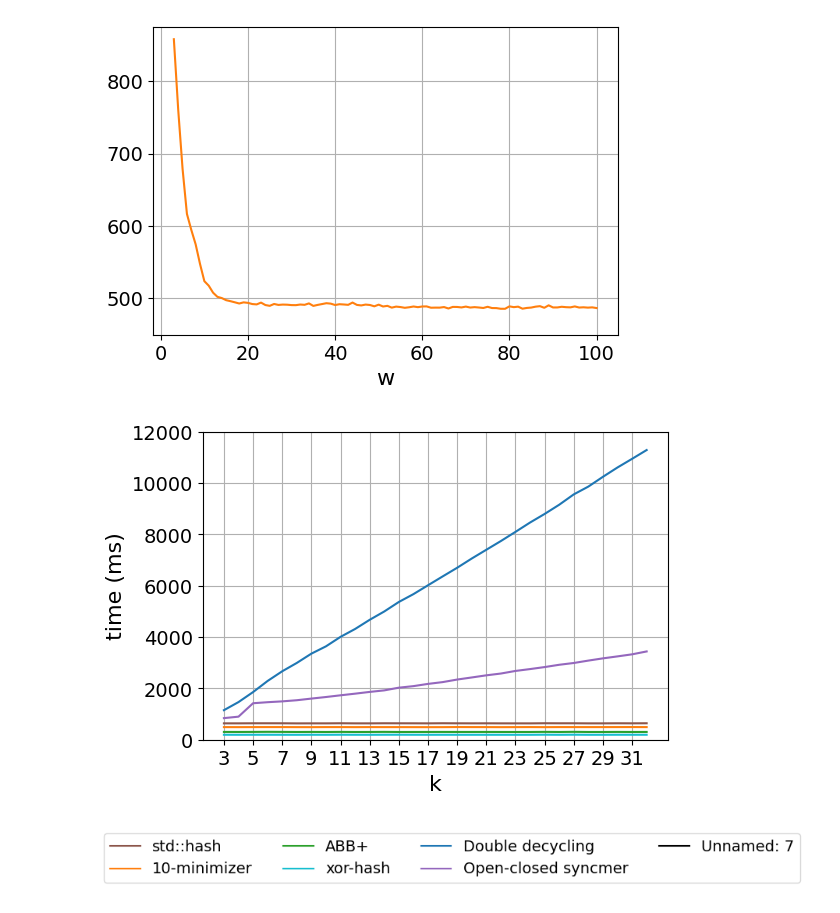
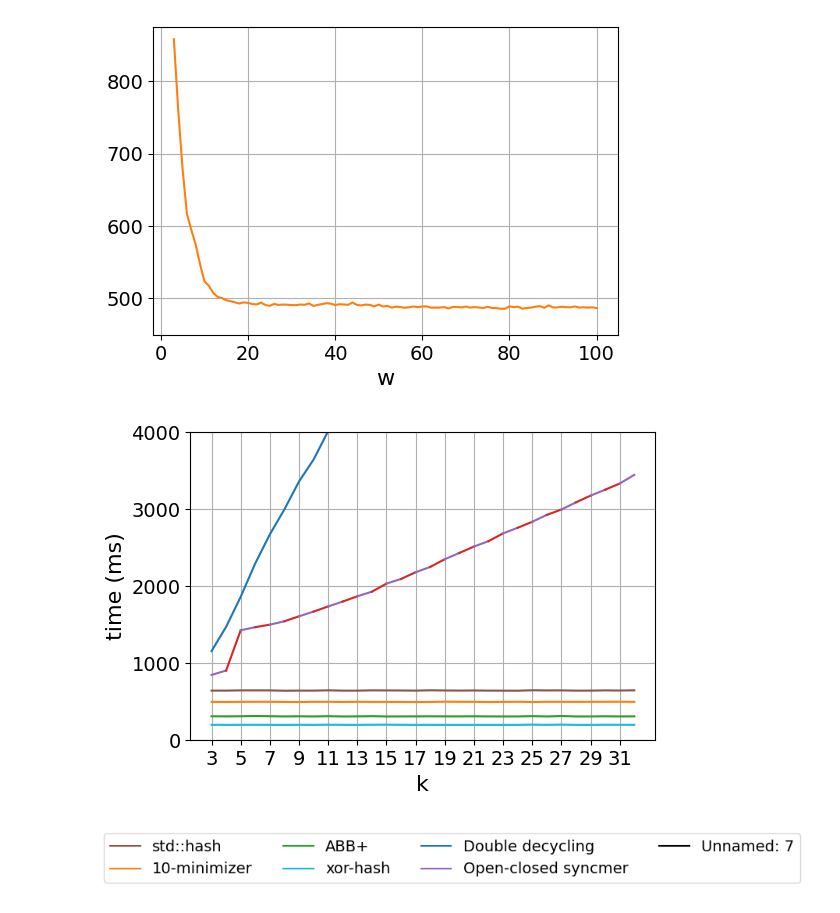
Before and after one commit to OrensteinLab/10-minimizers, a Jupyter notebook: density-measurement-and-plots/runtime_plots.ipynb, the cells around one changed output. Cells and saved outputs as stored; diff of their text form; code cells hidden in the pictures.

```diff
--- a/density-measurement-and-plots/runtime_plots.ipynb
+++ b/density-measurement-and-plots/runtime_plots.ipynb
@@ -10,7 +10,7 @@ y_lim_min_1st_plot = 450
 y_lim_max_1st_plot = 875
 
 y_lim_min_2nd_plot = 0
-y_lim_max_2nd_plot = 12000
+y_lim_max_2nd_plot = 4000
 
 # Name mapping for legend
 name_map = {
@@ -72,32 +72,32 @@ for col in time_cols:
         for i in range(len(k_vals) - 1):
             color = "tab:purple" if i % 2 == 0 else "tab:red"
             ax2.plot(k_vals[i:i+2], y_vals[i:i+2], color=color)
         # Single legend entry (use first segment's color for the handle)
         ax2.plot([], [], color="tab:purple", label=label_name)
     else:
         ax2.plot(df_k["k"], df_k[col], label=label_name, color=color_map.get(label_name, "black"))
 
 ax2.set_xlabel("k", fontsize=16)
 ax2.set_ylabel("time (ms)", fontsize=16)
 ax2.tick_params(axis='both', which='major', labelsize=14)
 ax2.set_ylim(y_lim_min_2nd_plot, y_lim_max_2nd_plot)
 ax2.grid(True)
 fig2.savefig("runtime_plot_k.svg", format="svg", bbox_inches="tight")
 
 # ---- Plot 3: Separate Legend ----
 fig_leg = plt.figure(figsize=(8, 1))
 ax_leg = fig_leg.add_subplot(111)
 ax_leg.axis('off')
 handles, labels = ax2.get_legend_handles_labels()
 ax_leg.legend(handles, labels, loc='center', ncol=4, fontsize=14)
 fig_leg.savefig("runtime_plot_legend.svg", format="svg", bbox_inches="tight")
 
 # x-ticks every 2nd number starting from k_min
 xticks = range(k_min, k_max + 1, 2)
 ax2.set_xticks(xticks)
 
 plt.show()
 # %% [output]
 [figure]
-[figure, old version]
+[figure, new version]
 [figure]
```
